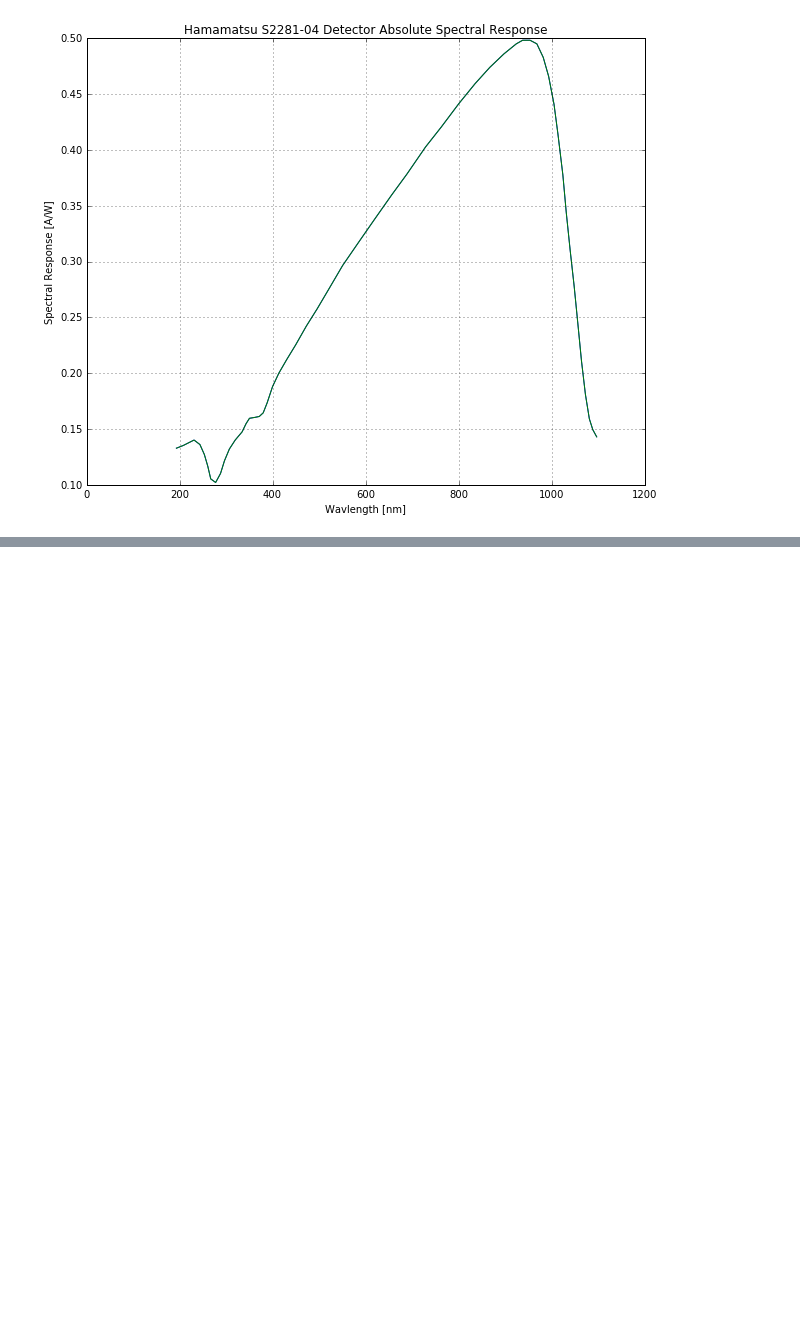
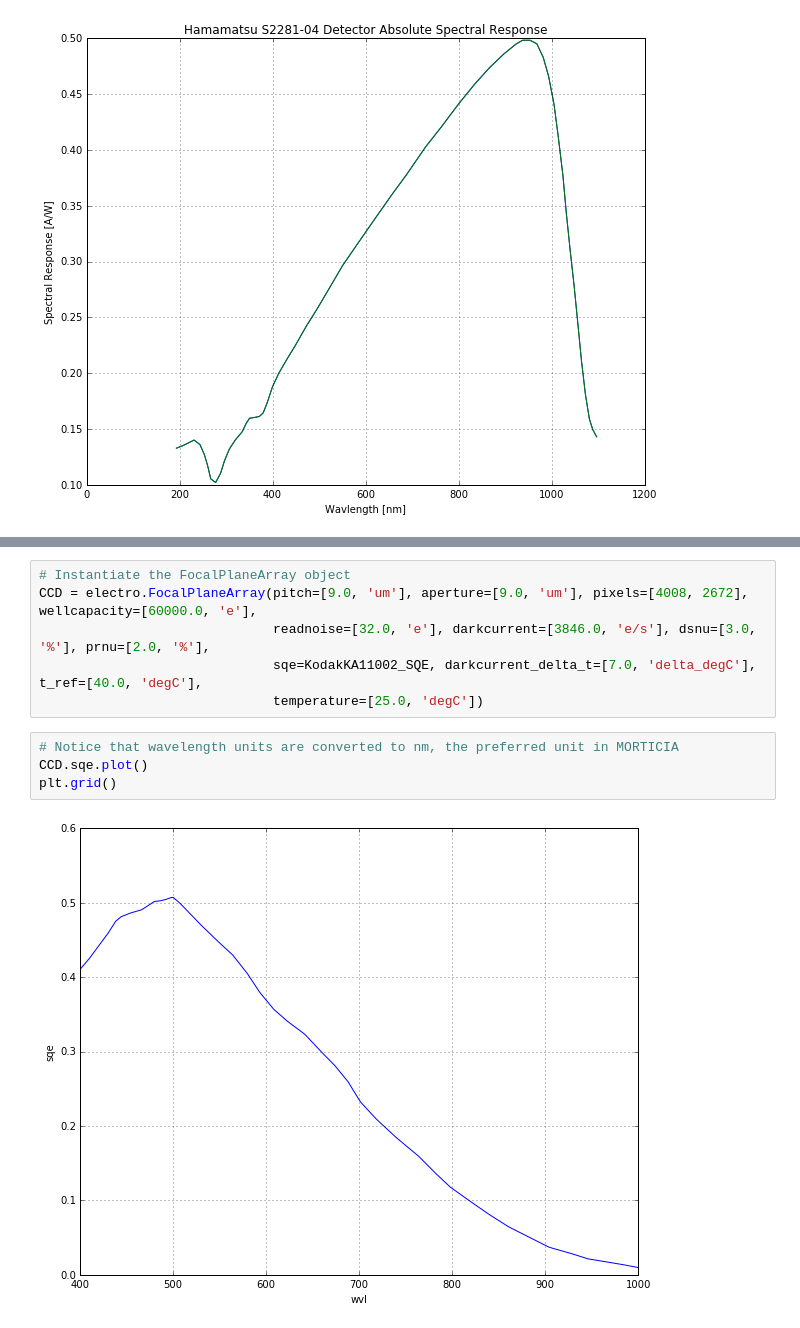
Before and after one commit to derekjgriffith/nbMORTICIA, a Jupyter notebook: sensor/04a-FocalPlaneArraySQE.ipynb, the cells around one changed output, grey strips where cells are left out. Cells and saved outputs as stored; diff of their text form; blank space fills up the shorter version.

```diff
--- a/sensor/04a-FocalPlaneArraySQE.ipynb
+++ b/sensor/04a-FocalPlaneArraySQE.ipynb
@@ -155,0 +168,12 @@ x = Q_(1.0, 'W m^-2 sr^-1 nm^-1')
+# %%
+# Instantiate the FocalPlaneArray object
+CCD = electro.FocalPlaneArray(pitch=[9.0, 'um'], aperture=[9.0, 'um'], pixels=[4008, 2672], wellcapacity=[60000.0, 'e'],
+                              readnoise=[32.0, 'e'], darkcurrent=[3846.0, 'e/s'], dsnu=[3.0, '%'], prnu=[2.0, '%'],
+                              sqe=KodakKA11002_SQE, darkcurrent_delta_t=[7.0, 'delta_degC'], t_ref=[40.0, 'degC'],
+                              temperature=[25.0, 'degC'])
+# %%
+# Notice that wavelength units are converted to nm, the preferred unit in MORTICIA
+CCD.sqe.plot()
+plt.grid()
+# %% [output]
+[figure, added]
```
Also changed, not shown: parts of 6 cells of this notebook.
